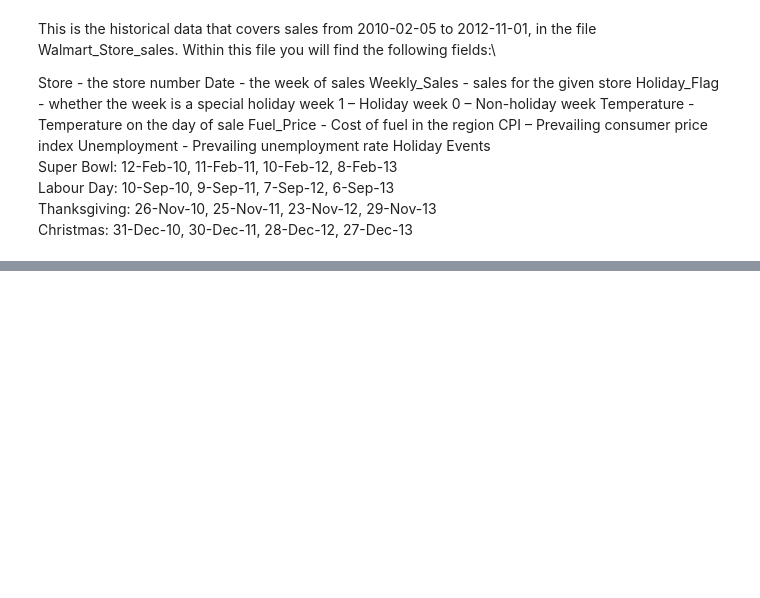
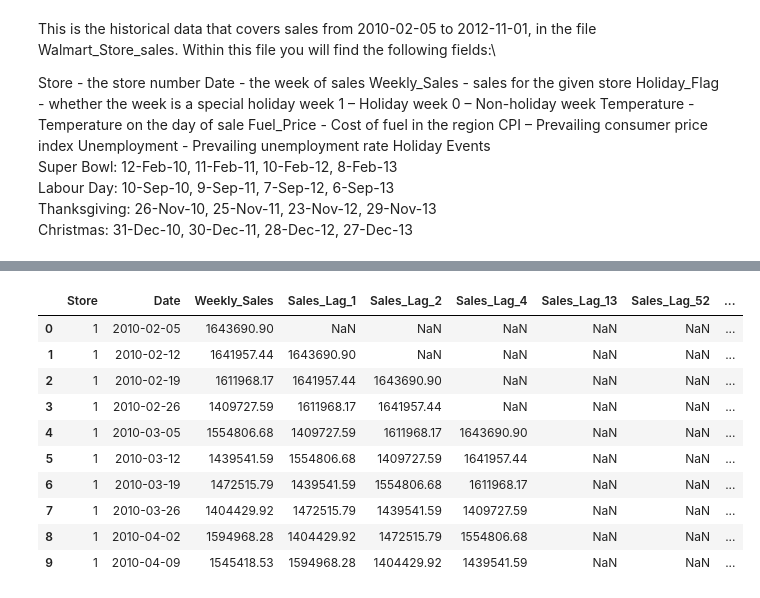
Before and after one commit to yargames1/ITMO, a Jupyter notebook: основы анализа данных/lab1/lab1.ipynb, the cells around one changed output, grey strips where cells are left out. Cells and saved outputs as stored; diff of their text form; code cells hidden in the pictures; blank space fills up the shorter version.

```diff
--- a/основы анализа данных/lab1/lab1.ipynb
+++ b/основы анализа данных/lab1/lab1.ipynb
@@ -59,0 +333,20 @@ df.info()
+# %%
+df_clean = df_check.loc[
+    ~df_check['Confirmed_IQR_Outlier']
+].copy()
+
+df_clean.drop(
+    columns=[
+        'Lower', 'Upper',
+        'IQR_Outlier', 'Outlier_Type',
+        'Confirmed_IQR_Outlier', 'Holiday_Peak',
+        'Holiday_Period', 'Nearest_Holiday',
+        'Days_To_Holiday'
+    ],
+    errors='ignore',
+    inplace=True
+)
+
+print('До обработки:', len(df_check))
+print('После обработки:', len(df_clean))
+print('Удалено строк:', len(df_check) - len(df_clean))
@@ -59,0 +388,65 @@ df.info()
+# %%
+df_clean = df_clean.sort_values(
+    ["Store", "Date"]
+).reset_index(drop=True)
+
+grouped_sales = df_clean.groupby("Store")["Weekly_Sales"]
+
+# Лаги
+for k in [1, 2, 4, 13, 52]:
+    df_clean[f"Sales_Lag_{k}"] = grouped_sales.shift(k)
+
+# Скользящие средние и стандартные отклонения.
+for w in [4, 13, 52]:
+    df_clean[f"Sales_Roll_Mean_{w}"] = grouped_sales.transform(
+        lambda s: s.shift(1).rolling(
+            window=w,
+            min_periods=w
+        ).mean()
+    )
+
+    df_clean[f"Sales_Roll_Std_{w}"] = grouped_sales.transform(
+        lambda s: s.shift(1).rolling(
+            window=w,
+            min_periods=w
+        ).std()
+    )
+
+# Среднее всех доступных продаж до текущей недели
+df_clean["Sales_Expanding_Mean"] = grouped_sales.transform(
+    lambda s: s.shift(1).expanding(min_periods=1).mean()
+)
+
+# Отношение продаж прошлой недели к среднему за 4 прошлые недели
+df_clean["Lag1_to_RollMean4"] = (
+    df_clean["Sales_Lag_1"]
+    / (df_clean["Sales_Roll_Mean_4"].abs() + 1e-6)
+)
+
+
+lag_roll_cols = [
+    c for c in df_clean.columns
+    if c.startswith("Sales_Lag_")
+    or c.startswith("Sales_Roll_")
+    or c in ["Sales_Expanding_Mean", "Lag1_to_RollMean4"]
+]
+
+display(
+    df_clean[["Store", "Date", "Weekly_Sales"] + lag_roll_cols]
+    .head(10)
+)
+
+print("Пропуски в лаговых и агрегатных признаках:")
+print(df_clean[lag_roll_cols].isna().sum())
+# %% [output]
+|  | Store | Date | Weekly_Sales | Sales_Lag_1 | Sales_Lag_2 | Sales_Lag_4 | Sales_Lag_13 | Sales_Lag_52 | ... |
+| 0 | 1 | 2010-02-05 | 1643690.90 | NaN | NaN | NaN | NaN | NaN | ... |
+| 1 | 1 | 2010-02-12 | 1641957.44 | 1643690.90 | NaN | NaN | NaN | NaN | ... |
+| 2 | 1 | 2010-02-19 | 1611968.17 | 1641957.44 | 1643690.90 | NaN | NaN | NaN | ... |
+| 3 | 1 | 2010-02-26 | 1409727.59 | 1611968.17 | 1641957.44 | NaN | NaN | NaN | ... |
+| 4 | 1 | 2010-03-05 | 1554806.68 | 1409727.59 | 1611968.17 | 1643690.90 | NaN | NaN | ... |
+| 5 | 1 | 2010-03-12 | 1439541.59 | 1554806.68 | 1409727.59 | 1641957.44 | NaN | NaN | ... |
+| 6 | 1 | 2010-03-19 | 1472515.79 | 1439541.59 | 1554806.68 | 1611968.17 | NaN | NaN | ... |
+| 7 | 1 | 2010-03-26 | 1404429.92 | 1472515.79 | 1439541.59 | 1409727.59 | NaN | NaN | ... |
+| 8 | 1 | 2010-04-02 | 1594968.28 | 1404429.92 | 1472515.79 | 1554806.68 | NaN | NaN | ... |
+| 9 | 1 | 2010-04-09 | 1545418.53 | 1594968.28 | 1404429.92 | 1439541.59 | NaN | NaN | ... |
```
Also changed, not shown: parts of 29 cells of this notebook, 44 other files.
